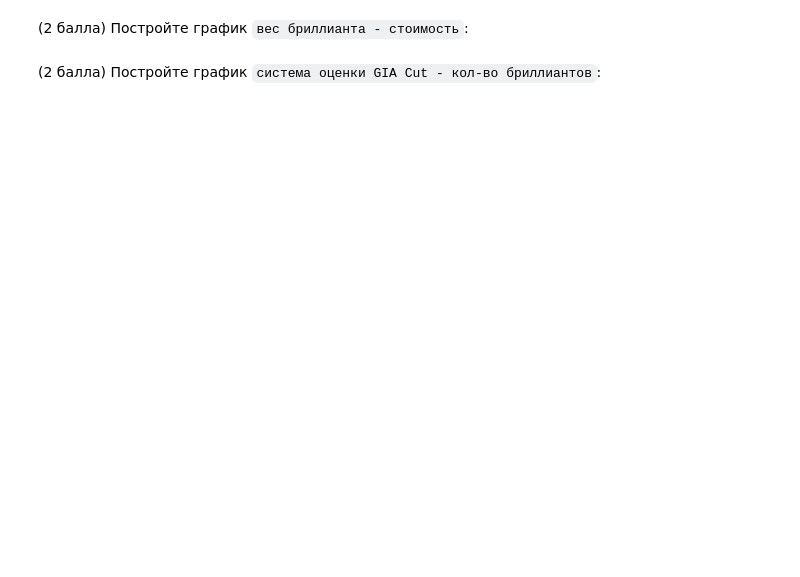
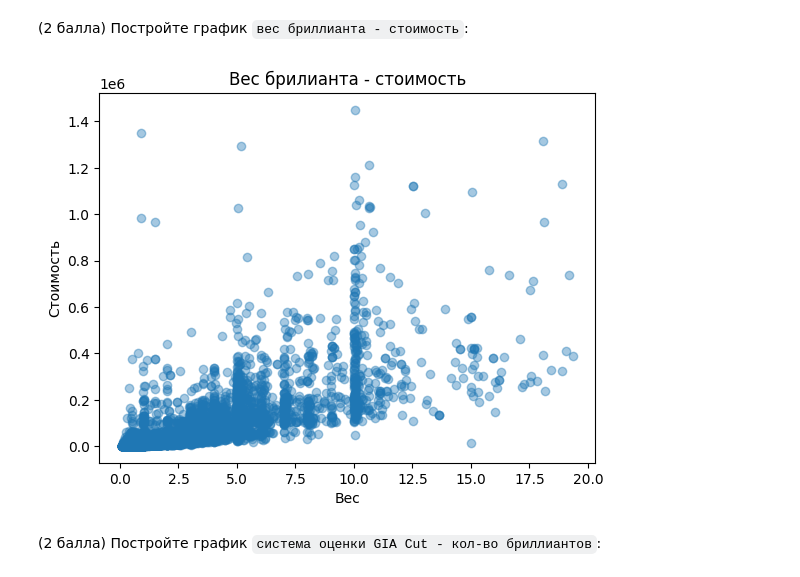
Before and after one commit to DavydenkoGr/Lab-Work, a Jupyter notebook: lab_work.ipynb, the cells around one changed output. Cells and saved outputs as stored; diff of their text form; code cells hidden in the pictures; blank space fills up the shorter version.

```diff
--- a/lab_work.ipynb
+++ b/lab_work.ipynb
@@ -421,2 +437,16 @@ diagram
+# %%
+plt.scatter(
+    diamonds["carat_weight"],
+    diamonds["total_sales_price"],
+    alpha=0.4
+)
+
+plt.title("Вес брилианта - стоимость")
+plt.xlabel("Вес")
+plt.ylabel("Стоимость")
+
+plt.show()
+# %% [output]
+[figure, added]
 # %% [markdown]
 (2 балла) Постройте график `система оценки GIA Cut - кол-во бриллиантов`:
```
Also changed, not shown: parts of 18 cells of this notebook.
